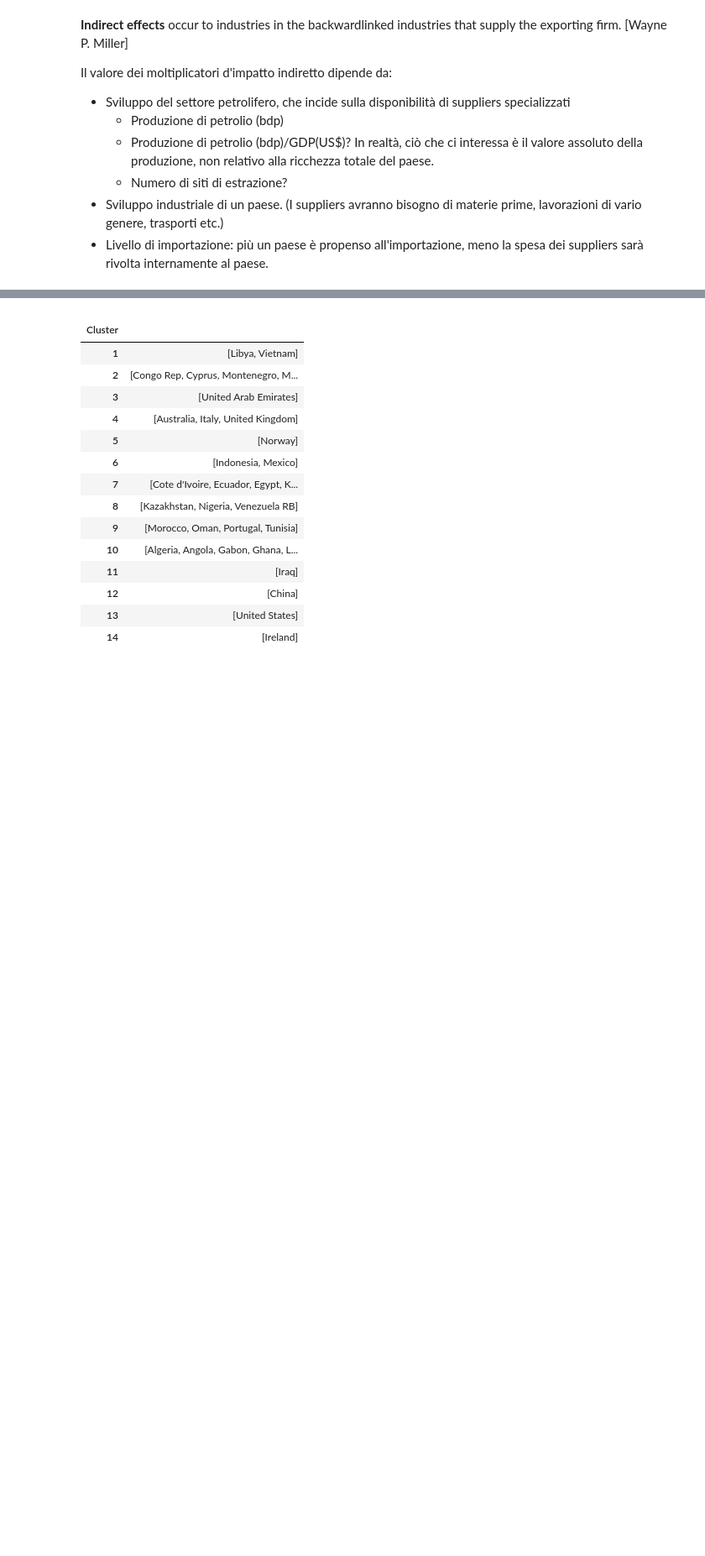
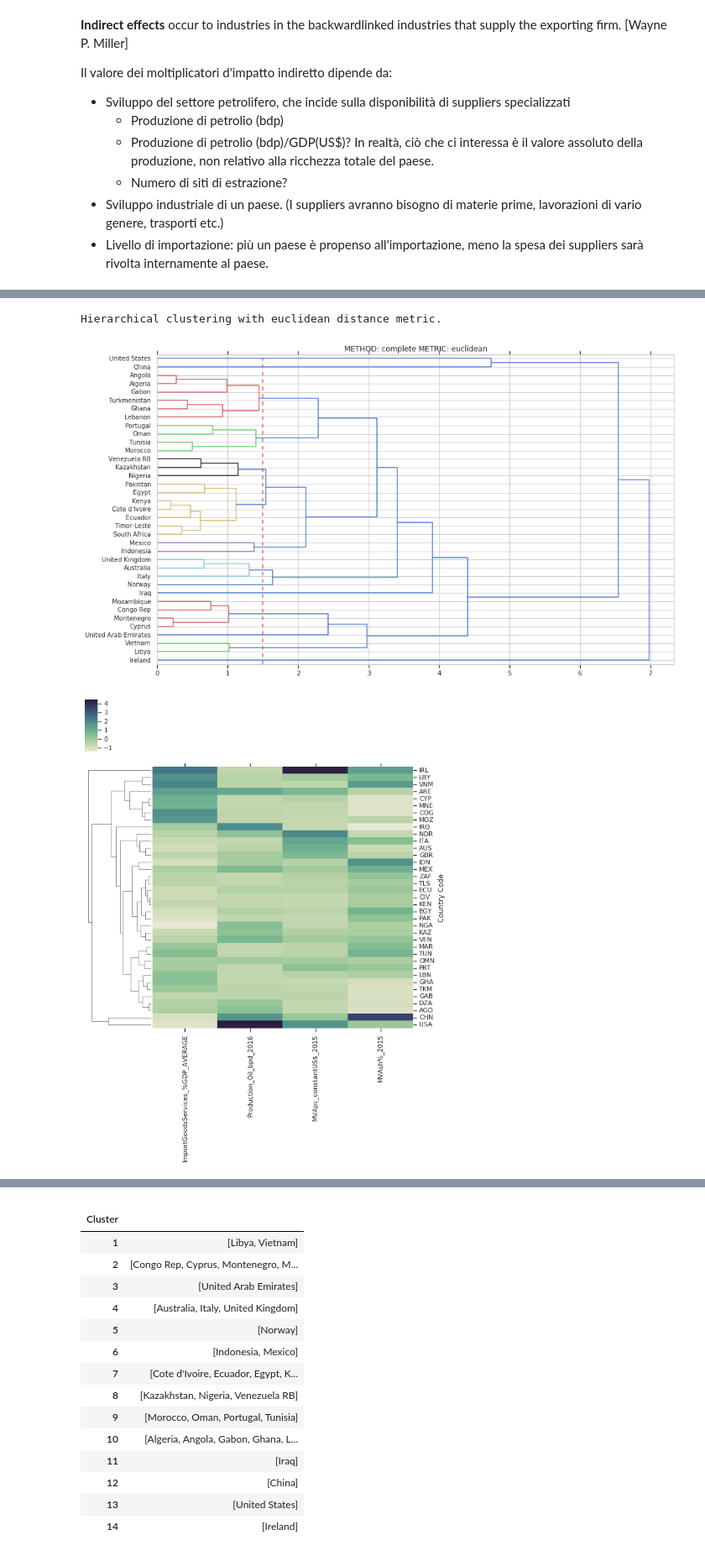
Before and after one commit to WolfLo/clustering-economies, a Jupyter notebook: petroleum.ipynb, the cells around one changed output, grey strips where cells are left out. Shown at 84% size. Drawn from its saved outputs; the diff is of its cells as text; code cells hidden in the pictures; blank space fills up the shorter version.

```diff
--- a/petroleum.ipynb
+++ b/petroleum.ipynb
@@ -84,0 +96,6 @@ Hierarchical clustering with euclidean distance metric.
+# %%
+data.hierarchical_clustering(metric='euclidean', method='complete', threshold=1.5, on_PC=PCs)
+# %% [output]
+Hierarchical clustering with euclidean distance metric.
+[figure, added]
+[figure, added]
```
Also changed, not shown: parts of 11 cells of this notebook, 1 other file.
